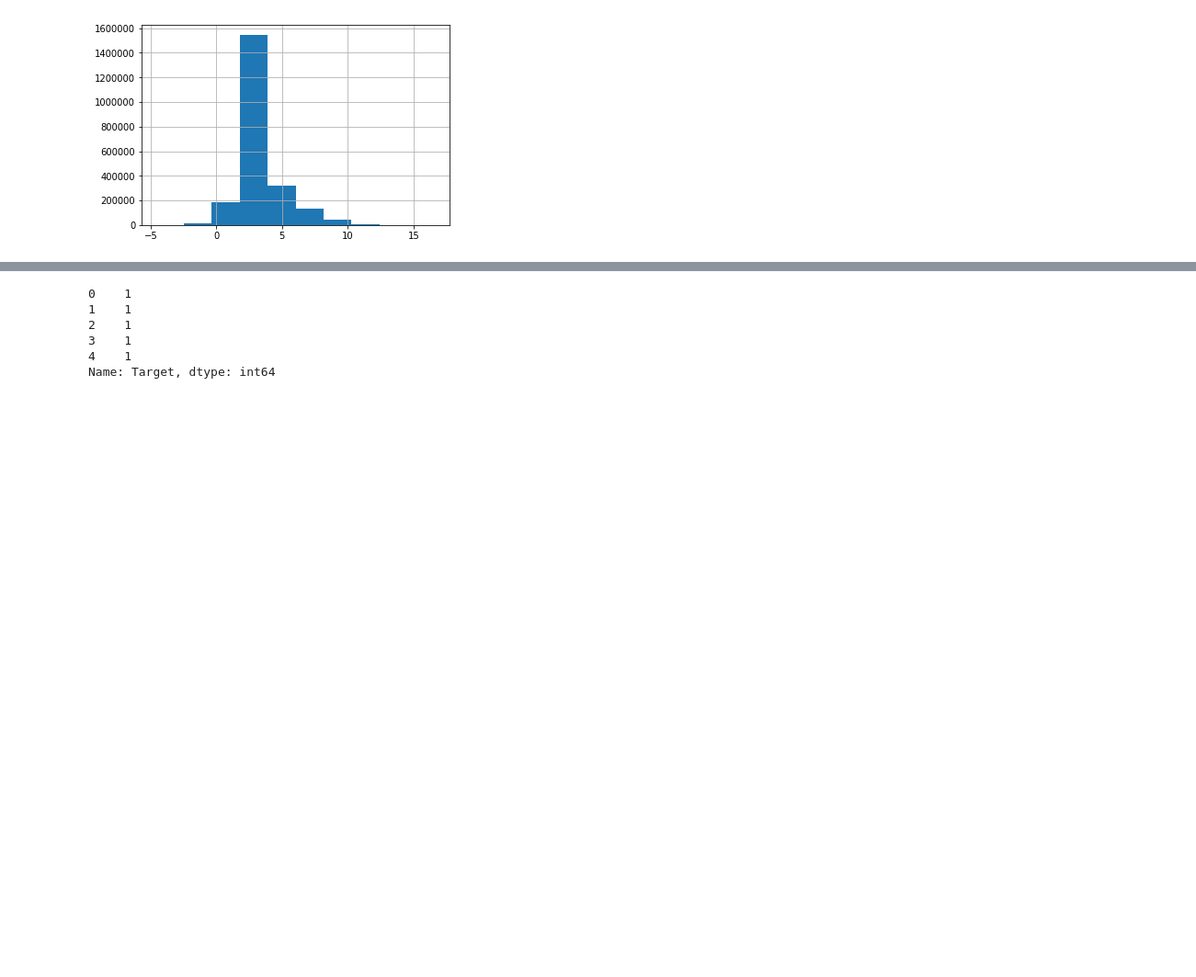
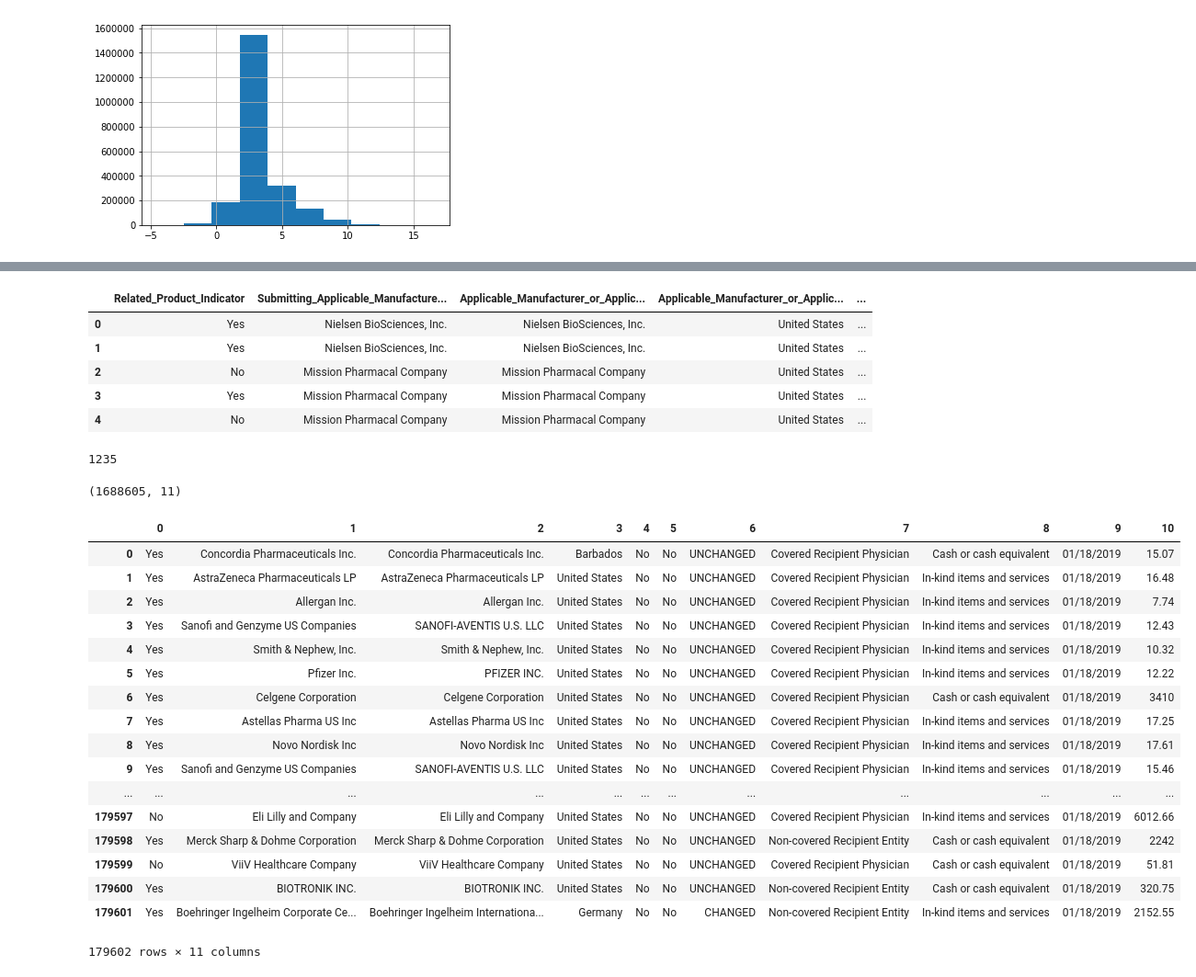
Before and after one commit to AntoniaLovjer/Hospital-Payments, a Jupyter notebook: 01_feature_selection.ipynb, the cells around one changed output, grey strips where cells are left out. Shown at 92% size. Drawn from its saved outputs; the diff is of its cells as text; code cells hidden in the pictures; blank space fills up the shorter version.

```diff
--- a/01_feature_selection.ipynb
+++ b/01_feature_selection.ipynb
@@ -170,9 +151,39 @@ ValueError: cannot reindex from a duplicate axis
 # %%
-target.head()
+dfBaseline.head()
 # %% [output]
-0    1
-1    1
-2    1
-3    1
-4    1
-Name: Target, dtype: int64
+|  | Related_Product_Indicator | Submitting_Applicable_Manufacture... | Applicable_Manufacturer_or_Applic... | Applicable_Manufacturer_or_Applic... | ... |
+| 0 | Yes | Nielsen BioSciences, Inc. | Nielsen BioSciences, Inc. | United States | ... |
+| 1 | Yes | Nielsen BioSciences, Inc. | Nielsen BioSciences, Inc. | United States | ... |
+| 2 | No | Mission Pharmacal Company | Mission Pharmacal Company | United States | ... |
+| 3 | Yes | Mission Pharmacal Company | Mission Pharmacal Company | United States | ... |
+| 4 | No | Mission Pharmacal Company | Mission Pharmacal Company | United States | ... |
+# %%
+x = dfBaseline['Submitting_Applicable_Manufacturer_or_Applicable_GPO_Name'].unique()
+len(x)
+# %% [output]
+1235
+# %%
+X_train.columns
+# %% [output]
+(1688605, 11)
+# %%
+pd.DataFrame(X_train_rus)
+# %% [output]
+|  | 0 | 1 | 2 | 3 | 4 | 5 | 6 | 7 | 8 | 9 | 10 |
+| 0 | Yes | Concordia Pharmaceuticals Inc. | Concordia Pharmaceuticals Inc. | Barbados | No | No | UNCHANGED | Covered Recipient Physician | Cash or cash equivalent | 01/18/2019 | 15.07 |
+| 1 | Yes | AstraZeneca Pharmaceuticals LP | AstraZeneca Pharmaceuticals LP | United States | No | No | UNCHANGED | Covered Recipient Physician | In-kind items and services | 01/18/2019 | 16.48 |
+| 2 | Yes | Allergan Inc. | Allergan Inc. | United States | No | No | UNCHANGED | Covered Recipient Physician | In-kind items and services | 01/18/2019 | 7.74 |
+| 3 | Yes | Sanofi and Genzyme US Companies | SANOFI-AVENTIS U.S. LLC | United States | No | No | UNCHANGED | Covered Recipient Physician | In-kind items and services | 01/18/2019 | 12.43 |
+| 4 | Yes | Smith & Nephew, Inc. | Smith & Nephew, Inc. | United States | No | No | UNCHANGED | Covered Recipient Physician | In-kind items and services | 01/18/2019 | 10.32 |
+| 5 | Yes | Pfizer Inc. | PFIZER INC. | United States | No | No | UNCHANGED | Covered Recipient Physician | In-kind items and services | 01/18/2019 | 12.22 |
+| 6 | Yes | Celgene Corporation | Celgene Corporation | United States | No | No | UNCHANGED | Covered Recipient Physician | Cash or cash equivalent | 01/18/2019 | 3410 |
+| 7 | Yes | Astellas Pharma US Inc | Astellas Pharma US Inc | United States | No | No | UNCHANGED | Covered Recipient Physician | In-kind items and services | 01/18/2019 | 17.25 |
+| 8 | Yes | Novo Nordisk Inc | Novo Nordisk Inc | United States | No | No | UNCHANGED | Covered Recipient Physician | In-kind items and services | 01/18/2019 | 17.61 |
+| 9 | Yes | Sanofi and Genzyme US Companies | SANOFI-AVENTIS U.S. LLC | United States | No | No | UNCHANGED | Covered Recipient Physician | In-kind items and services | 01/18/2019 | 15.46 |
+| ... | ... | ... | ... | ... | ... | ... | ... | ... | ... | ... | ... |
+| 179597 | No | Eli Lilly and Company | Eli Lilly and Company | United States | No | No | UNCHANGED | Covered Recipient Physician | In-kind items and services | 01/18/2019 | 6012.66 |
+| 179598 | Yes | Merck Sharp & Dohme Corporation | Merck Sharp & Dohme Corporation | United States | No | No | UNCHANGED | Non-covered Recipient Entity | Cash or cash equivalent | 01/18/2019 | 2242 |
+| 179599 | No | ViiV Healthcare Company | ViiV Healthcare Company | United States | No | No | UNCHANGED | Covered Recipient Physician | Cash or cash equivalent | 01/18/2019 | 51.81 |
+| 179600 | Yes | BIOTRONIK INC. | BIOTRONIK INC. | United States | No | No | UNCHANGED | Non-covered Recipient Entity | Cash or cash equivalent | 01/18/2019 | 320.75 |
+| 179601 | Yes | Boehringer Ingelheim Corporate Ce... | Boehringer Ingelheim Internationa... | Germany | No | No | CHANGED | Non-covered Recipient Entity | In-kind items and services | 01/18/2019 | 2152.55 |
+179602 rows × 11 columns
```
Also changed, not shown: parts of 31 cells of this notebook, 2 other files.
